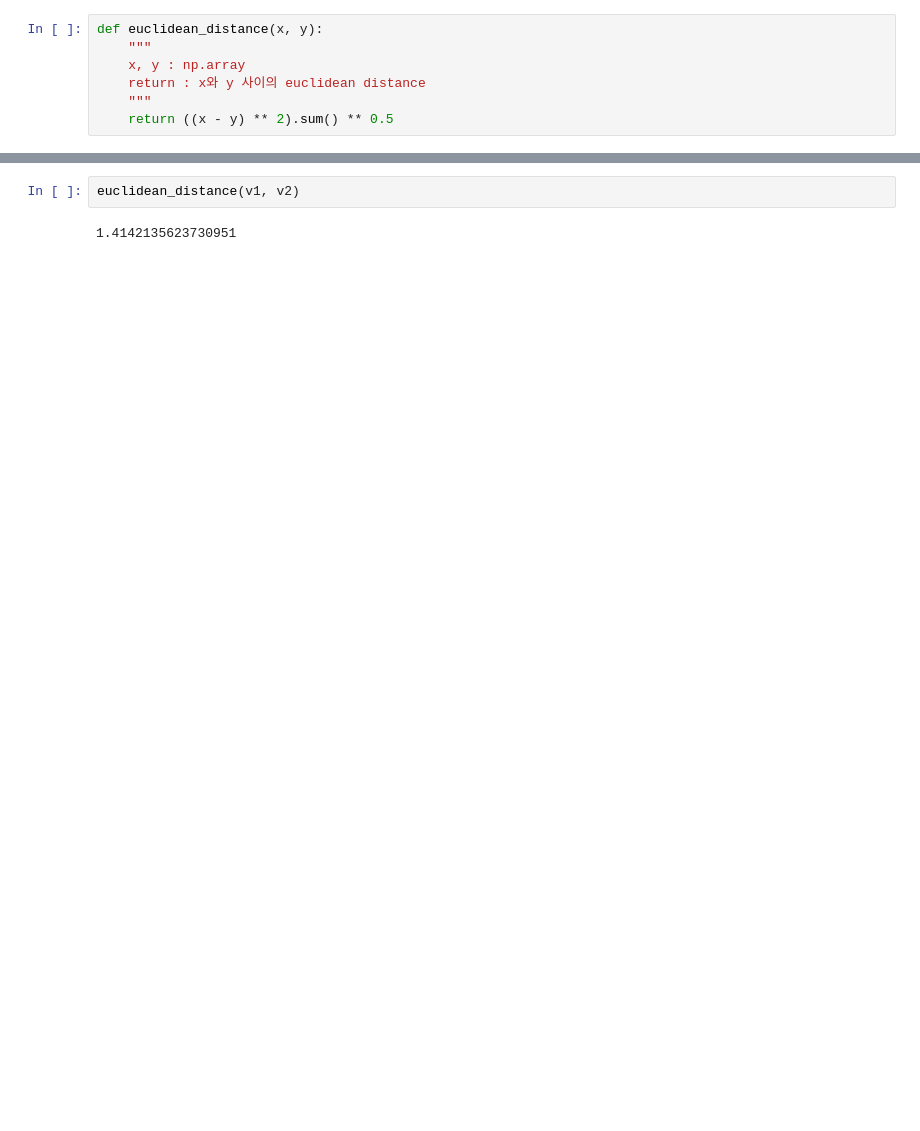
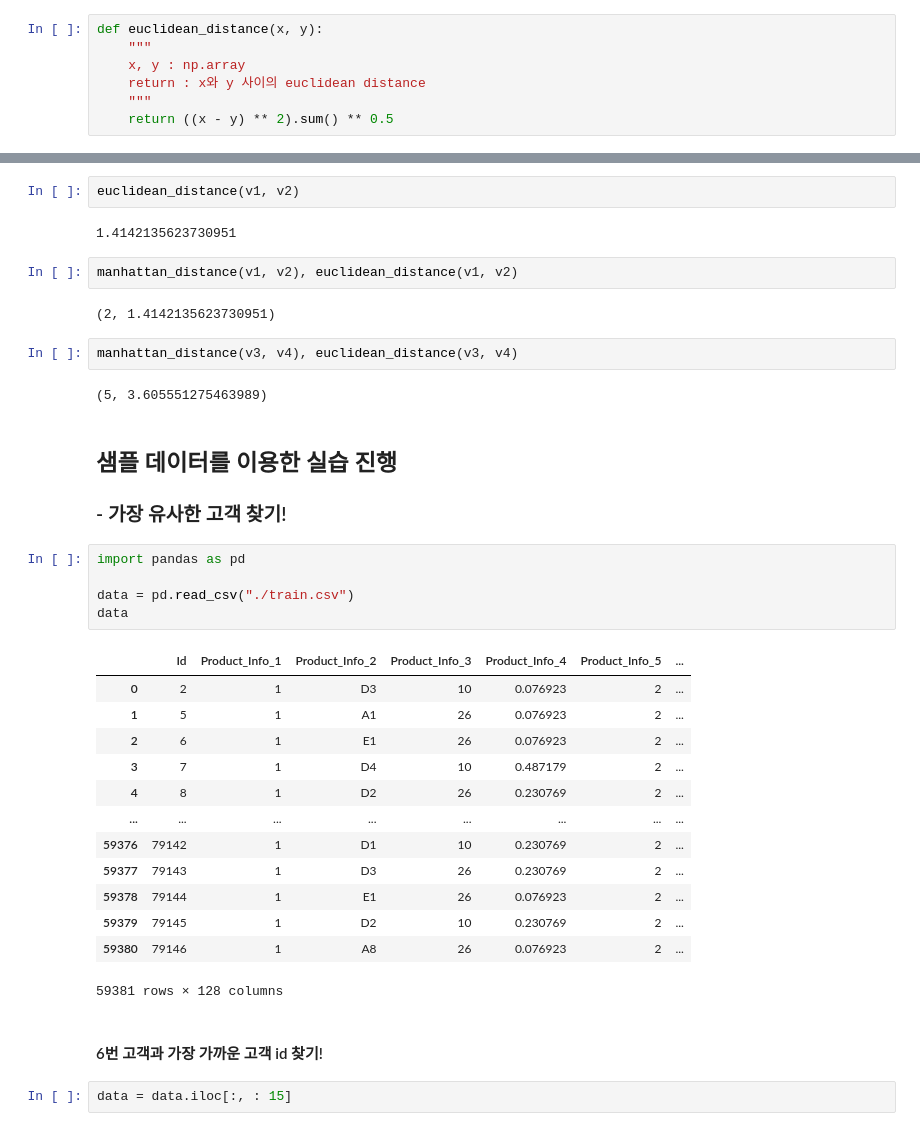
Before and after one commit to sainthm/MGS_AI_DS, a Jupyter notebook: YDK/데이터_분석을_위한_선형대수학/1. 데이터분석을 위한 선형대수학_Practice.ipynb, the cells around one changed output, grey strips where cells are left out. Drawn from its saved outputs; the diff is of its cells as text; blank space fills up the shorter version.

```diff
--- a/YDK/데이터_분석을_위한_선형대수학/1. 데이터분석을 위한 선형대수학_Practice.ipynb
+++ b/YDK/데이터_분석을_위한_선형대수학/1. 데이터분석을 위한 선형대수학_Practice.ipynb
@@ -47,5 +58,40 @@ def euclidean_distance(x, y):
 #     return
-# %%
-euclidean_distance(v1, v2)
-# %% [output]
-1.4142135623730951
+# %%
+euclidean_distance(v1, v2)
+# %% [output]
+1.4142135623730951
+# %%
+manhattan_distance(v1, v2), euclidean_distance(v1, v2)
+# %% [output]
+(2, 1.4142135623730951)
+# %%
+manhattan_distance(v3, v4), euclidean_distance(v3, v4)
+# %% [output]
+(5, 3.605551275463989)
+# %% [markdown]
+## 샘플 데이터를 이용한 실습 진행
+
+### - 가장 유사한 고객 찾기!
+# %%
+import pandas as pd
+
+data = pd.read_csv("./train.csv")
+data
+# %% [output]
+|  | Id | Product_Info_1 | Product_Info_2 | Product_Info_3 | Product_Info_4 | Product_Info_5 | ... |
+| 0 | 2 | 1 | D3 | 10 | 0.076923 | 2 | ... |
+| 1 | 5 | 1 | A1 | 26 | 0.076923 | 2 | ... |
+| 2 | 6 | 1 | E1 | 26 | 0.076923 | 2 | ... |
+| 3 | 7 | 1 | D4 | 10 | 0.487179 | 2 | ... |
+| 4 | 8 | 1 | D2 | 26 | 0.230769 | 2 | ... |
+| ... | ... | ... | ... | ... | ... | ... | ... |
+| 59376 | 79142 | 1 | D1 | 10 | 0.230769 | 2 | ... |
+| 59377 | 79143 | 1 | D3 | 26 | 0.230769 | 2 | ... |
+| 59378 | 79144 | 1 | E1 | 26 | 0.076923 | 2 | ... |
+| 59379 | 79145 | 1 | D2 | 10 | 0.230769 | 2 | ... |
+| 59380 | 79146 | 1 | A8 | 26 | 0.076923 | 2 | ... |
+59381 rows × 128 columns
+# %% [markdown]
+#### 6번 고객과 가장 가까운 고객 id 찾기!
+# %%
+data = data.iloc[:, : 15]
```
Also changed, not shown: parts of 8 cells of this notebook, 1 other file.
